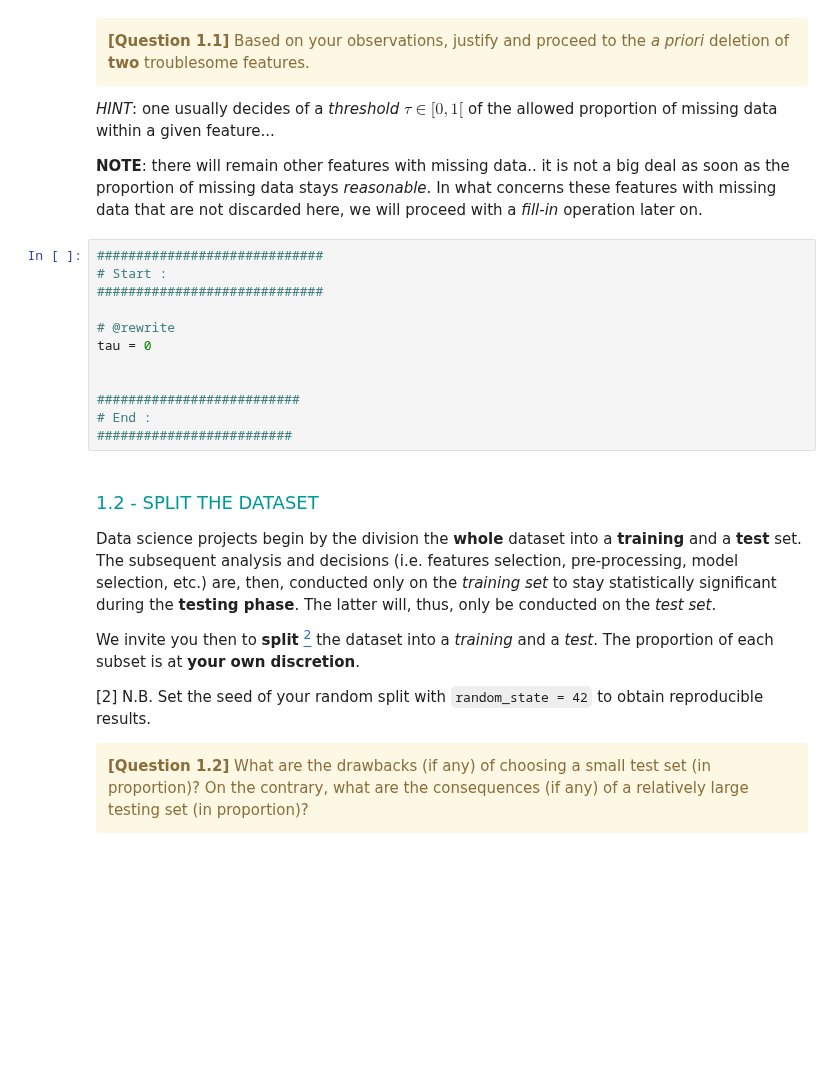
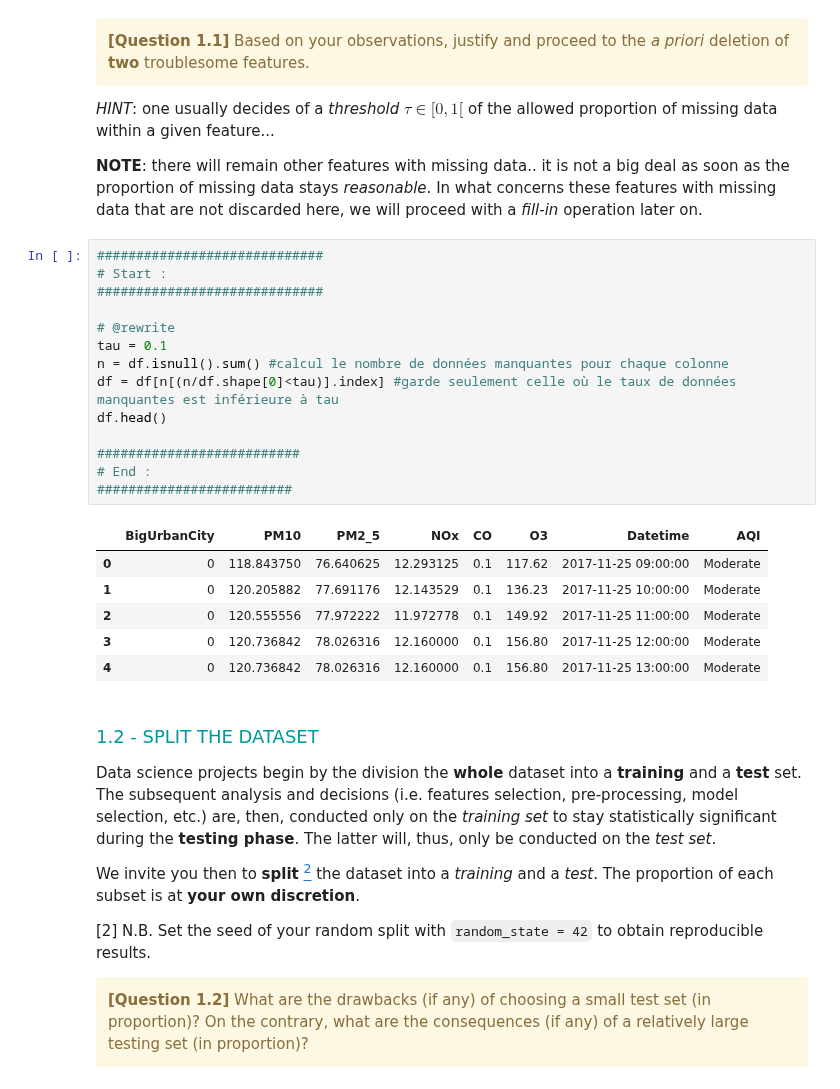
Before and after one commit to menace31/Hackathon, a Jupyter notebook: hackathon3_classification/Hackathon03-Classification_Student.ipynb, the cells around one changed output. Saved outputs shown, nothing was run; the diff lists cells and outputs as text; blank space fills up the shorter version.

```diff
--- a/hackathon3_classification/Hackathon03-Classification_Student.ipynb
+++ b/hackathon3_classification/Hackathon03-Classification_Student.ipynb
@@ -163,18 +163,27 @@ memory usage: 3.4+ MB
 <i>HINT</i>: one usually decides of a <i>threshold</i> $\tau\in [0,1[$ of the allowed proportion of missing data within a given feature...
 
 <b>NOTE</b>: there will remain other features with missing data.. it is not a big deal as soon as the proportion of missing data stays <i>reasonable</i>. In what concerns these features with missing data that are not discarded here, we will proceed with a <i>fill-in</i> operation later on.
-# %%
-#############################
-# Start :
-#############################
-
-# @rewrite
-tau = 0
-
-
-##########################
-# End :
-#########################
+# %%
+#############################
+# Start :
+#############################
+
+# @rewrite
+tau = 0.1
+n = df.isnull().sum() #calcul le nombre de données manquantes pour chaque colonne
+df = df[n[(n/df.shape[0]<tau)].index] #garde seulement celle où le taux de données manquantes est inférieure à tau
+df.head()
+
+##########################
+# End :
+#########################
+# %% [output]
+|  | BigUrbanCity | PM10 | PM2_5 | NOx | CO | O3 | Datetime | AQI |
+| 0 | 0 | 118.843750 | 76.640625 | 12.293125 | 0.1 | 117.62 | 2017-11-25 09:00:00 | Moderate |
+| 1 | 0 | 120.205882 | 77.691176 | 12.143529 | 0.1 | 136.23 | 2017-11-25 10:00:00 | Moderate |
+| 2 | 0 | 120.555556 | 77.972222 | 11.972778 | 0.1 | 149.92 | 2017-11-25 11:00:00 | Moderate |
+| 3 | 0 | 120.736842 | 78.026316 | 12.160000 | 0.1 | 156.80 | 2017-11-25 12:00:00 | Moderate |
+| 4 | 0 | 120.736842 | 78.026316 | 12.160000 | 0.1 | 156.80 | 2017-11-25 13:00:00 | Moderate |
 # %% [markdown]
 <font size=4 color=#009999> <br> 1.2 - SPLIT THE DATASET </font> <br>
 
```
Also changed, not shown: parts of 4 cells of this notebook.
